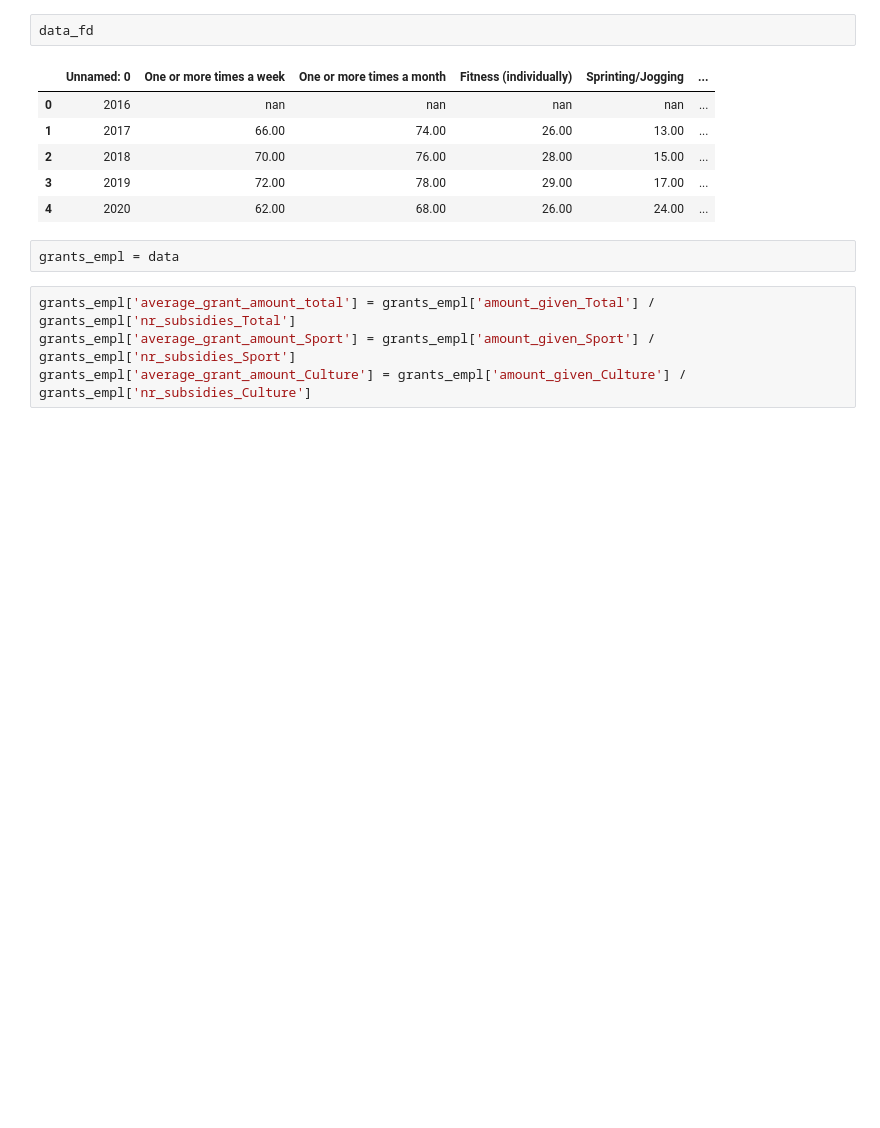
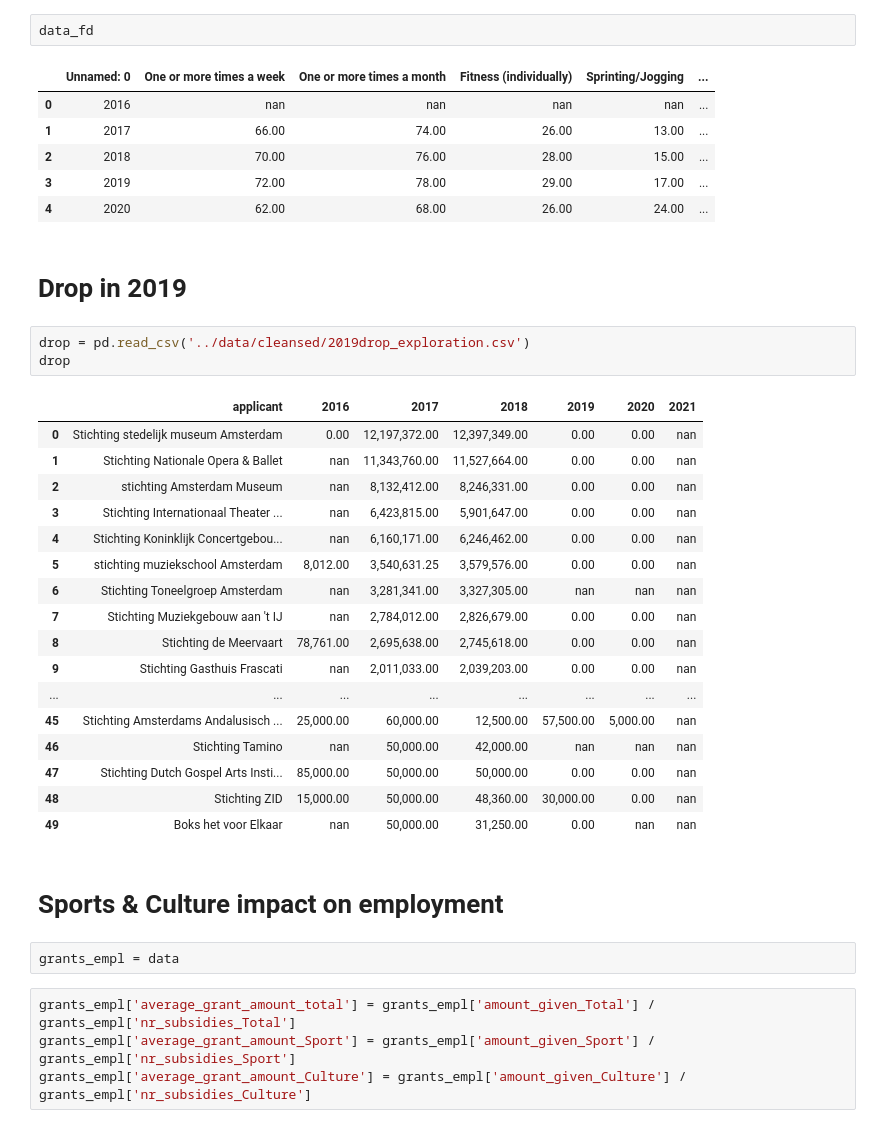
Before and after one commit to IrynaHorova/Project-Amsterdam, a Jupyter notebook: your-code/data-analysis-ih.ipynb, the cells around one changed output. Drawn from its saved outputs; the diff is of its cells as text; blank space fills up the shorter version.

```diff
--- a/your-code/data-analysis-ih.ipynb
+++ b/your-code/data-analysis-ih.ipynb
@@ -25,6 +25,31 @@ data_fd
 | 2 | 2018 | 70.00 | 76.00 | 28.00 | 15.00 | ... |
 | 3 | 2019 | 72.00 | 78.00 | 29.00 | 17.00 | ... |
 | 4 | 2020 | 62.00 | 68.00 | 26.00 | 24.00 | ... |
+# %% [markdown]
+# Drop in 2019
+# %%
+drop = pd.read_csv('../data/cleansed/2019drop_exploration.csv')
+drop
+# %% [output]
+|  | applicant | 2016 | 2017 | 2018 | 2019 | 2020 | 2021 |
+| 0 | Stichting stedelijk museum Amsterdam | 0.00 | 12,197,372.00 | 12,397,349.00 | 0.00 | 0.00 | nan |
+| 1 | Stichting Nationale Opera & Ballet | nan | 11,343,760.00 | 11,527,664.00 | 0.00 | 0.00 | nan |
+| 2 | stichting Amsterdam Museum | nan | 8,132,412.00 | 8,246,331.00 | 0.00 | 0.00 | nan |
+| 3 | Stichting Internationaal Theater ... | nan | 6,423,815.00 | 5,901,647.00 | 0.00 | 0.00 | nan |
+| 4 | Stichting Koninklijk Concertgebou... | nan | 6,160,171.00 | 6,246,462.00 | 0.00 | 0.00 | nan |
+| 5 | stichting muziekschool Amsterdam | 8,012.00 | 3,540,631.25 | 3,579,576.00 | 0.00 | 0.00 | nan |
+| 6 | Stichting Toneelgroep Amsterdam | nan | 3,281,341.00 | 3,327,305.00 | nan | nan | nan |
+| 7 | Stichting Muziekgebouw aan 't IJ | nan | 2,784,012.00 | 2,826,679.00 | 0.00 | 0.00 | nan |
+| 8 | Stichting de Meervaart | 78,761.00 | 2,695,638.00 | 2,745,618.00 | 0.00 | 0.00 | nan |
+| 9 | Stichting Gasthuis Frascati | nan | 2,011,033.00 | 2,039,203.00 | 0.00 | 0.00 | nan |
+| ... | ... | ... | ... | ... | ... | ... | ... |
+| 45 | Stichting Amsterdams Andalusisch ... | 25,000.00 | 60,000.00 | 12,500.00 | 57,500.00 | 5,000.00 | nan |
+| 46 | Stichting Tamino | nan | 50,000.00 | 42,000.00 | nan | nan | nan |
+| 47 | Stichting Dutch Gospel Arts Insti... | 85,000.00 | 50,000.00 | 50,000.00 | 0.00 | 0.00 | nan |
+| 48 | Stichting ZID | 15,000.00 | 50,000.00 | 48,360.00 | 30,000.00 | 0.00 | nan |
+| 49 | Boks het voor Elkaar | nan | 50,000.00 | 31,250.00 | 0.00 | nan | nan |
+# %% [markdown]
+# Sports & Culture impact on employment
 # %%
 grants_empl = data
 # %%
```
Also changed, not shown: parts of 3 cells of this notebook, 6 other files.
